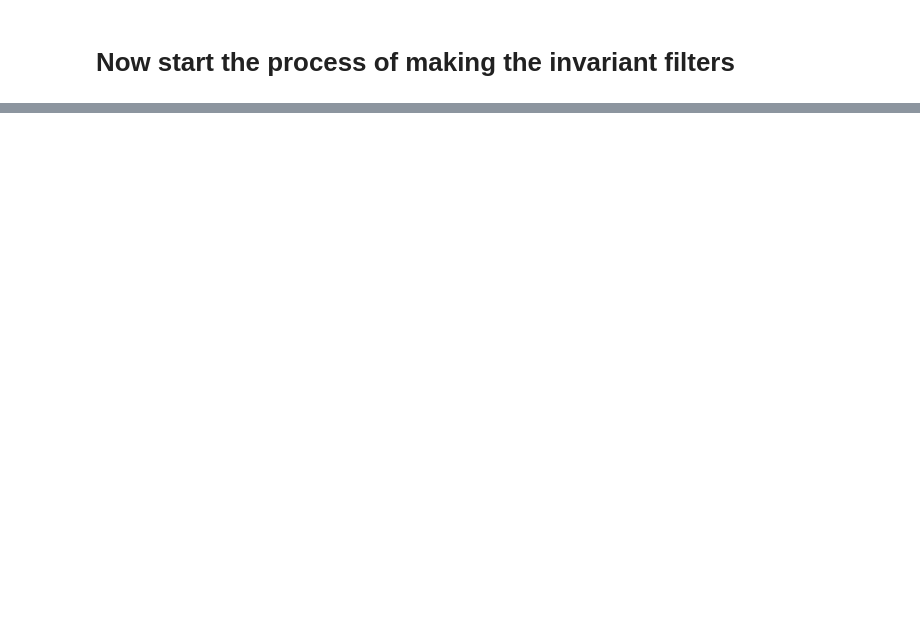
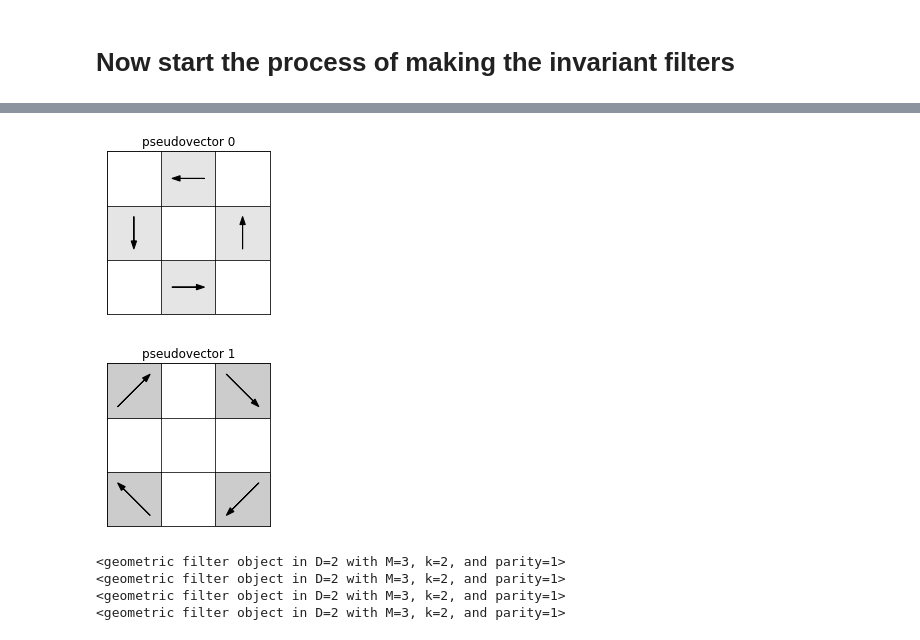
Before and after one commit to davidwhogg/GeometricConvolutions, a Jupyter notebook: ipynb/group_averaging.ipynb, the cells around one changed output, grey strips where cells are left out. Cells and saved outputs as stored; diff of their text form; code cells hidden in the pictures; blank space fills up the shorter version.

```diff
--- a/ipynb/group_averaging.ipynb
+++ b/ipynb/group_averaging.ipynb
@@ -454,4 +467,7 @@ for ff in pvfilters:
 # %%
-# Visualize (badly) the pseudovector filters.
-for i, ff in enumerate(pvfilters):
-    plot_vector_filter(ff, "pseudovector " + str(i))
+pseudovector_filters = get_unique_filters(1, -1)
+for i, ff in enumerate(pseudovector_filters):
+    plot_vector_filter(ff, "pseudovector {}".format(i))
+# %% [output]
+[figure, added]
+[figure, added]
@@ -503,3 +474,12 @@ ttfilters = get_unique_2_tensor_filters(ttfilter_matrix, 1)
+# %%
+tt_filters = get_unique_filters(2, 1)
+for ff in tt_filters:
+    print(ff)
+# %% [output]
+<geometric filter object in D=2 with M=3, k=2, and parity=1>
+<geometric filter object in D=2 with M=3, k=2, and parity=1>
+<geometric filter object in D=2 with M=3, k=2, and parity=1>
+<geometric filter object in D=2 with M=3, k=2, and parity=1>
 # %%
 # Visualize the 2-tensor filters
 # HOGG TBD
```
Also changed, not shown: parts of 47 cells of this notebook.
